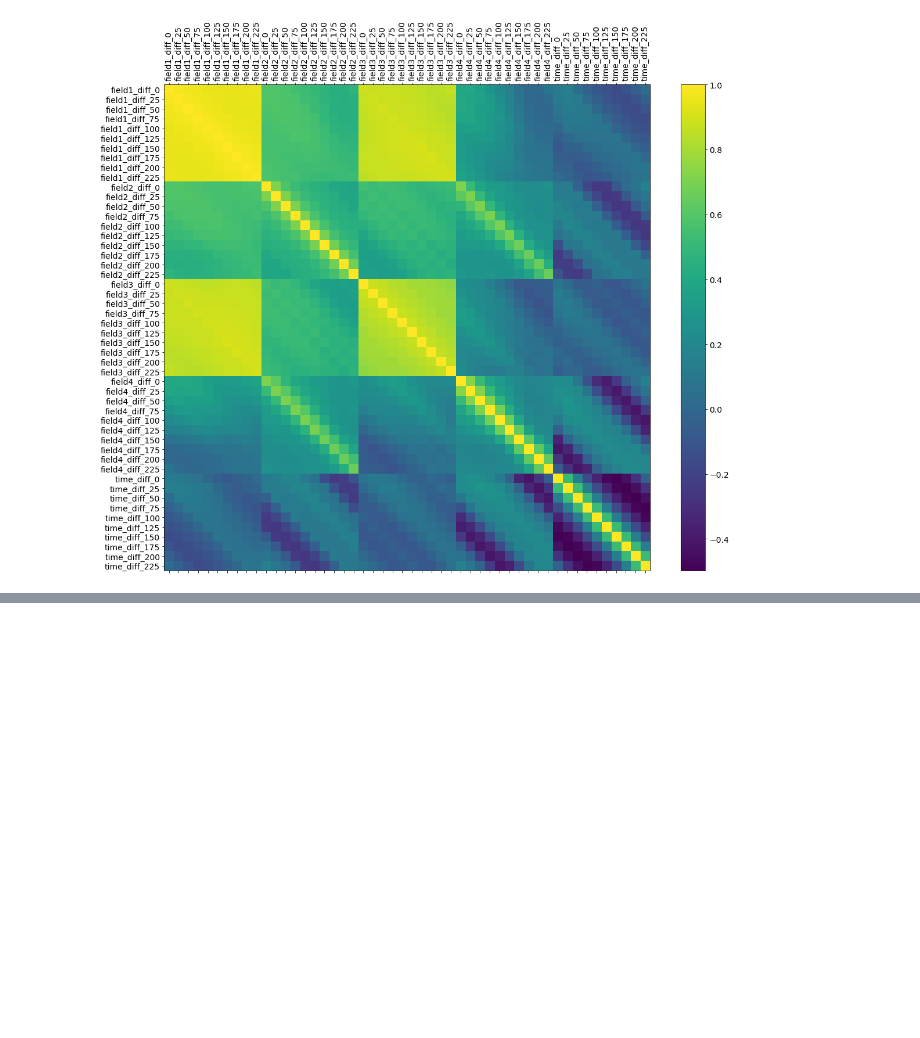
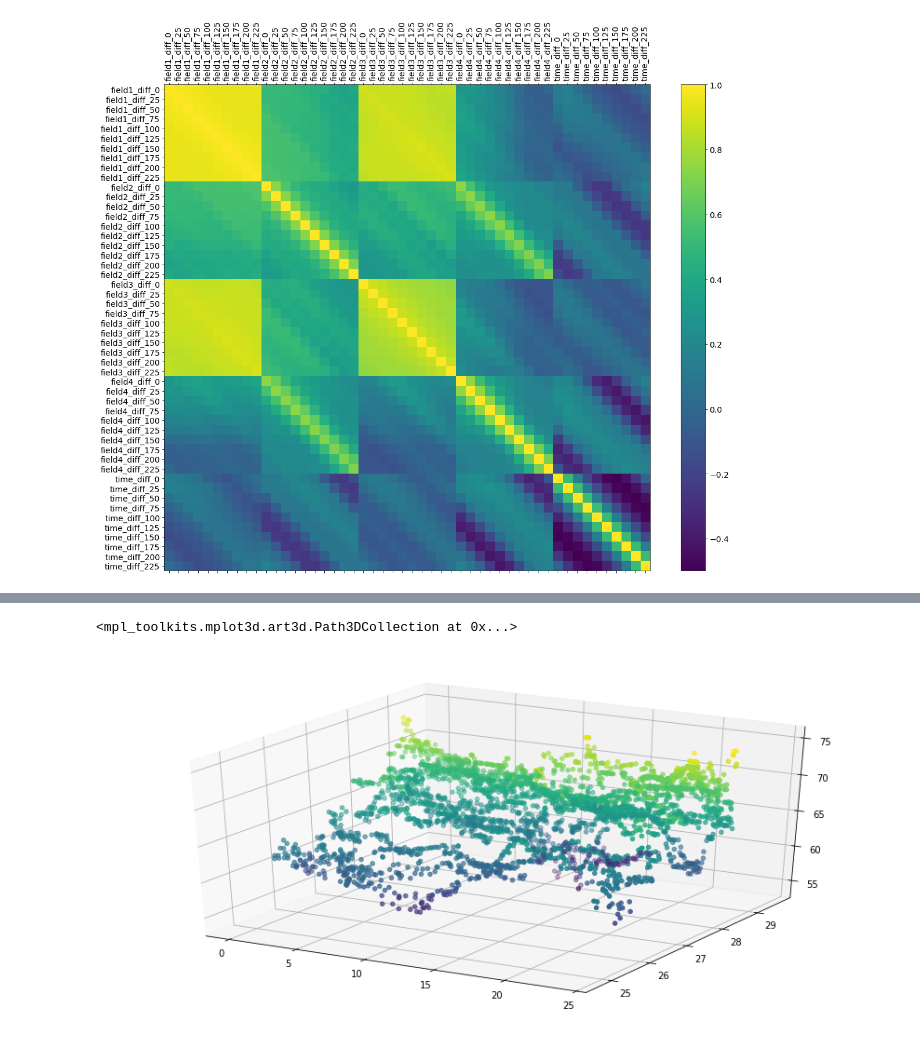
Before and after one commit to lfkopp/smarthome, a Jupyter notebook: 2-data_analysis.ipynb, the cells around one changed output, grey strips where cells are left out. Saved outputs shown, nothing was run; the diff lists cells and outputs as text; code cells hidden in the pictures; blank space fills up the shorter version.

```diff
--- a/2-data_analysis.ipynb
+++ b/2-data_analysis.ipynb
@@ -48,0 +56,7 @@ df.shape
+# %%
+fig = plt.figure()
+ax = fig.add_subplot(111, projection='3d')
+ax.scatter(df.time,df.field1,df.field2,c=df.field2)
+# %% [output]
+<mpl_toolkits.mplot3d.art3d.Path3DCollection at 0x...>
+[figure, added]
```
Also changed, not shown: parts of 41 cells of this notebook, 5 other files.
